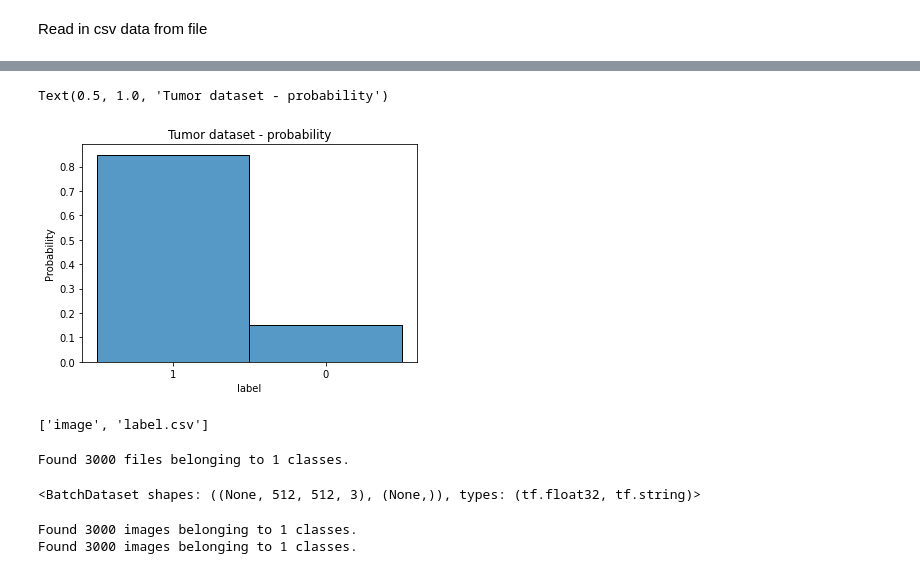
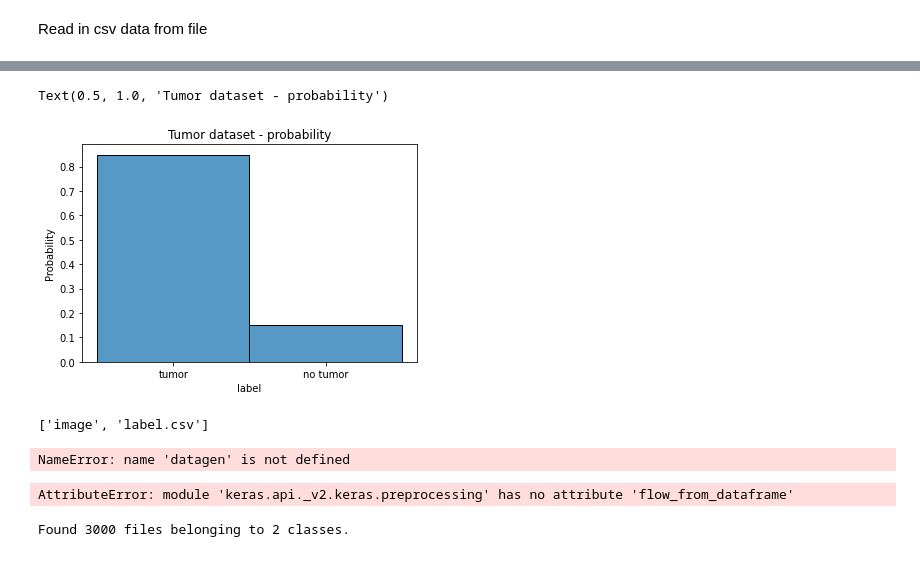
Before and after one commit to cam-798/ML-coursework, a Jupyter notebook: Machine learning coursework.ipynb, the cells around one changed output, grey strips where cells are left out. Saved outputs shown, nothing was run; the diff lists cells and outputs as text; code cells hidden in the pictures.

```diff
--- a/Machine learning coursework.ipynb
+++ b/Machine learning coursework.ipynb
@@ -71,8 +189,8 @@ list(tumor_labels['label'])
 # %%
-sns.histplot(labels[labels.columns[1]], stat="probability").set_title('Tumor dataset - probability')
+sns.histplot(tumor_labels[tumor_labels.columns[1]], stat="probability").set_title('Tumor dataset - probability')
 # %% [output]
 Text(0.5, 1.0, 'Tumor dataset - probability')
-[figure, old version]
+[figure, new version]
 # %%
 num_of_classes = 2
 input_shape = (512,512,1)
@@ -80,44 +198,26 @@ image_dir = "dataset/"
 os.listdir(image_dir)
 # %% [output]
 ['image', 'label.csv']
+# %%
+train_generator=datagen.flow_from_dataframe(
+dataframe=tumor_labels,
+directory=image_dir,
+shuffle=True,
+class_mode="categorical",
+target_size=(32,32))
+# %% [output]
+NameError: name 'datagen' is not defined
+# %%
+
+train_generator=tf.keras.preprocessing.flow_from_dataframe(dataframe=tumor_labels, directory=image_dir, x_col="id", y_col="label", class_mode="categorical", target_size=(32,32), batch_size=32)
+# %% [output]
+AttributeError: module 'keras.api._v2.keras.preprocessing' has no attribute 'flow_from_dataframe'
 # %%
-tf.keras.preprocessing.image_dataset_from_directory(
-    image_dir,
-    labels=list(tumor_labels['label']),
-    batch_size=32,
-    image_size=(512, 512),
+data = tf.keras.preprocessing.image_dataset_from_directory(
+    "dataset/split_data/binary/",
+    labels="inferred",
+    batch_size=32
 )
 # %% [output]
-Found 3000 files belonging to 1 classes.
+Found 3000 files belonging to 2 classes.
-<BatchDataset shapes: ((None, 512, 512, 3), (None,)), types: (tf.float32, tf.string)>
-# %%
-train_datagen = ImageDataGenerator(
-      rescale=1./255,
-      rotation_range=40,
-      width_shift_range=0.2,
-      height_shift_range=0.2,
-      shear_range=0.2,
-      zoom_range=0.2,
-      horizontal_flip=True,
-      fill_mode='nearest')
-
-test_datagen = ImageDataGenerator(rescale=1./255)
-
-train_generator = train_datagen.flow_from_directory(
-        # This is the target directory
-        "dataset/",
-        # All images will be resized to 150x150
-        target_size=(150, 150),
-        batch_size=batch_size,
-        # Since we use categorical_crossentropy loss, we need binary labels
-        class_mode='categorical')
-
-validation_generator = test_datagen.flow_from_directory(
-        "dataset/",
-        target_size=(150, 150),
-        batch_size=batch_size,
-        class_mode='categorical')
-# %% [output]
-Found 3000 images belonging to 1 classes.
-Found 3000 images belonging to 1 classes.
 # %%
```
Also changed, not shown: parts of 11 cells of this notebook.
